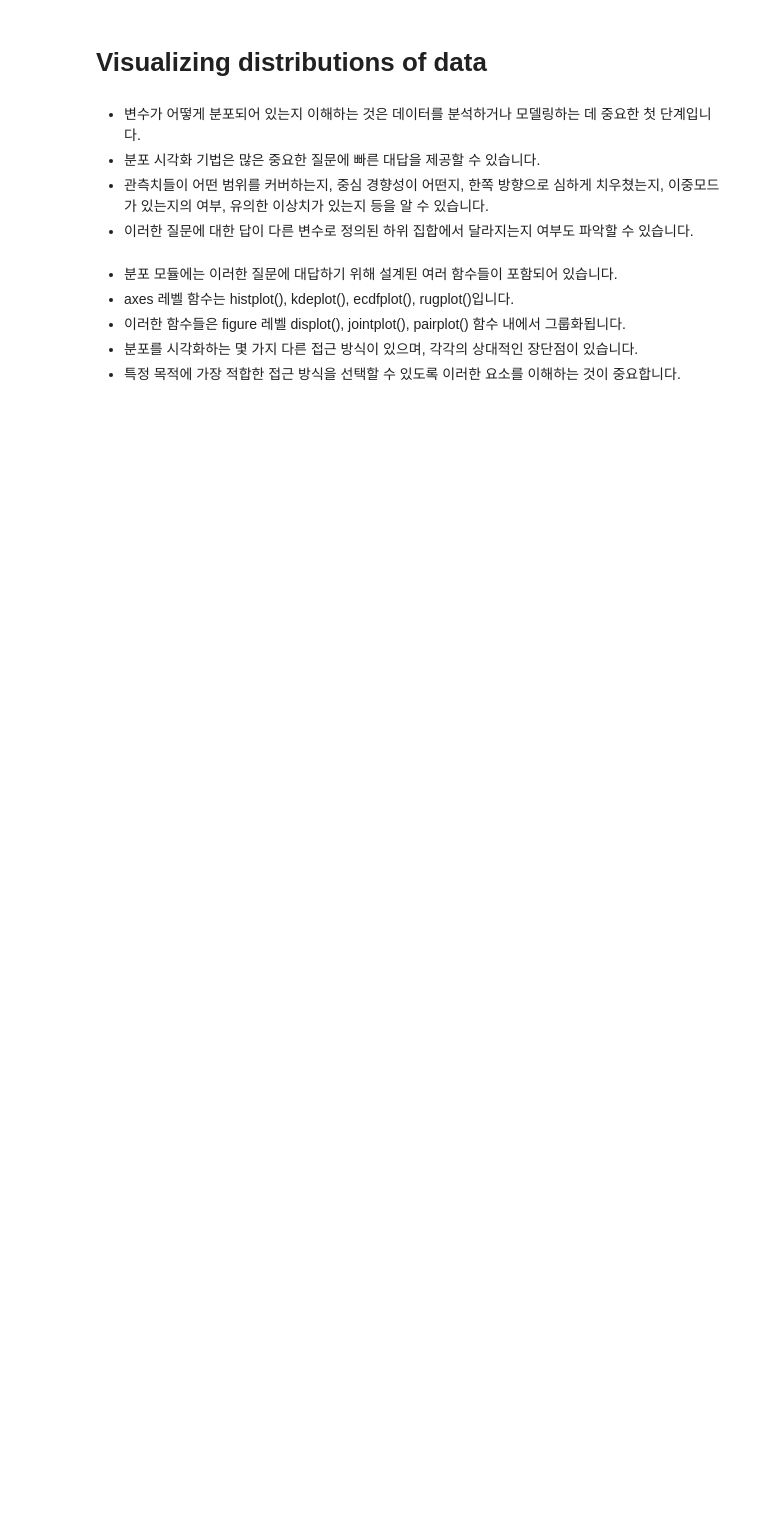
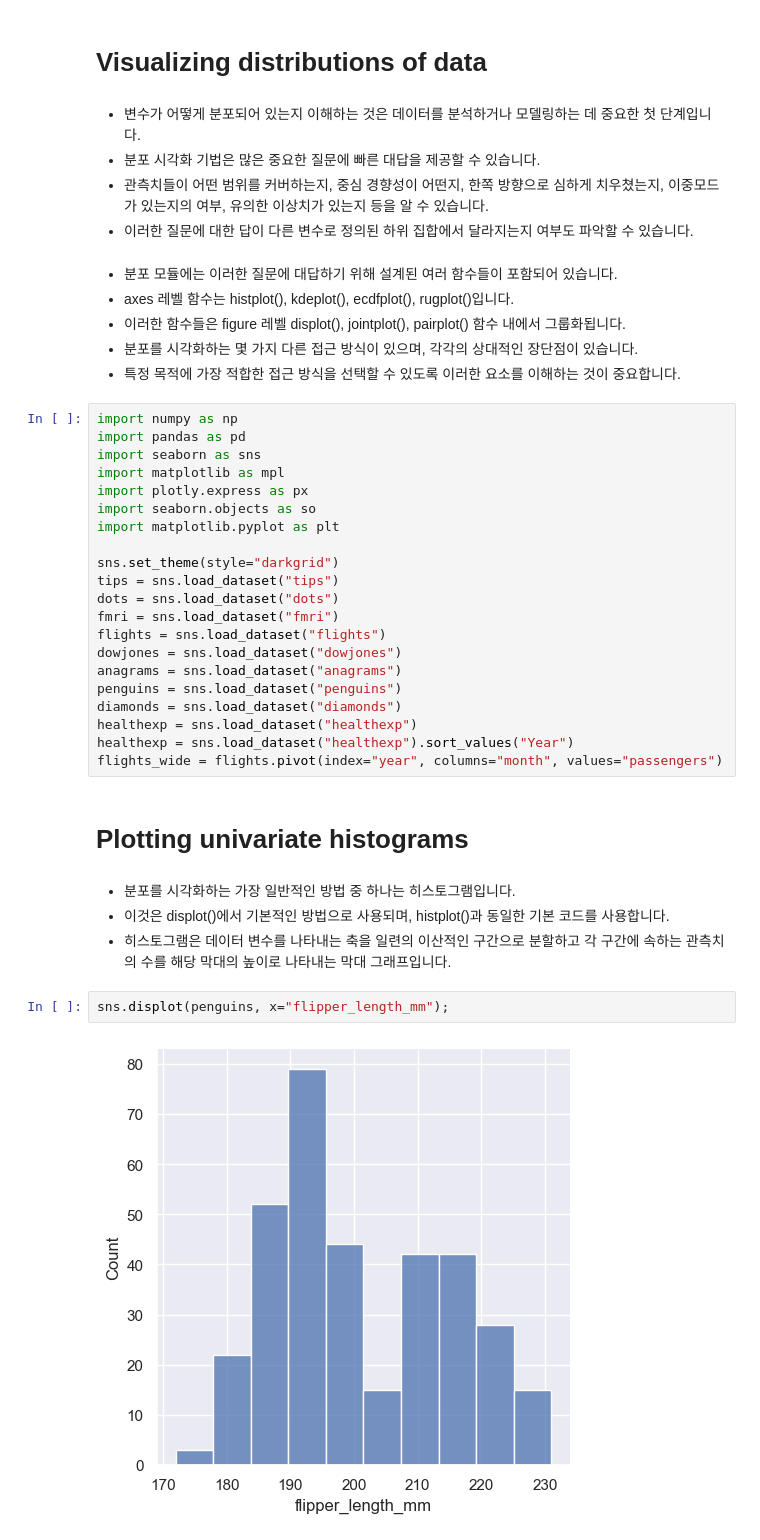
Before and after one commit to kinghy00/Seaborn-Tutorial, a Jupyter notebook: Visualizing_distributions_of_data.ipynb, the cells around one changed output. Saved outputs shown, nothing was run; the diff lists cells and outputs as text; blank space fills up the shorter version.

```diff
--- a/Visualizing_distributions_of_data.ipynb
+++ b/Visualizing_distributions_of_data.ipynb
@@ -11,3 +11,34 @@
 - 이러한 함수들은 figure 레벨 displot(), jointplot(), pairplot() 함수 내에서 그룹화됩니다.
 - 분포를 시각화하는 몇 가지 다른 접근 방식이 있으며, 각각의 상대적인 장단점이 있습니다.
 - 특정 목적에 가장 적합한 접근 방식을 선택할 수 있도록 이러한 요소를 이해하는 것이 중요합니다.
+# %%
+import numpy as np
+import pandas as pd
+import seaborn as sns
+import matplotlib as mpl
+import plotly.express as px
+import seaborn.objects as so
+import matplotlib.pyplot as plt
+
+sns.set_theme(style="darkgrid")
+tips = sns.load_dataset("tips")
+dots = sns.load_dataset("dots")
+fmri = sns.load_dataset("fmri")
+flights = sns.load_dataset("flights")
+dowjones = sns.load_dataset("dowjones")
+anagrams = sns.load_dataset("anagrams")
+penguins = sns.load_dataset("penguins")
+diamonds = sns.load_dataset("diamonds")
+healthexp = sns.load_dataset("healthexp")
+healthexp = sns.load_dataset("healthexp").sort_values("Year")
+flights_wide = flights.pivot(index="year", columns="month", values="passengers")
+# %% [markdown]
+# Plotting univariate histograms
+# %% [markdown]
+- 분포를 시각화하는 가장 일반적인 방법 중 하나는 히스토그램입니다.
+- 이것은 displot()에서 기본적인 방법으로 사용되며, histplot()과 동일한 기본 코드를 사용합니다.
+- 히스토그램은 데이터 변수를 나타내는 축을 일련의 이산적인 구간으로 분할하고 각 구간에 속하는 관측치의 수를 해당 막대의 높이로 나타내는 막대 그래프입니다.
+# %%
+sns.displot(penguins, x="flipper_length_mm");
+# %% [output]
+[figure, added]
```
Also changed, not shown: parts of 35 cells of this notebook.
